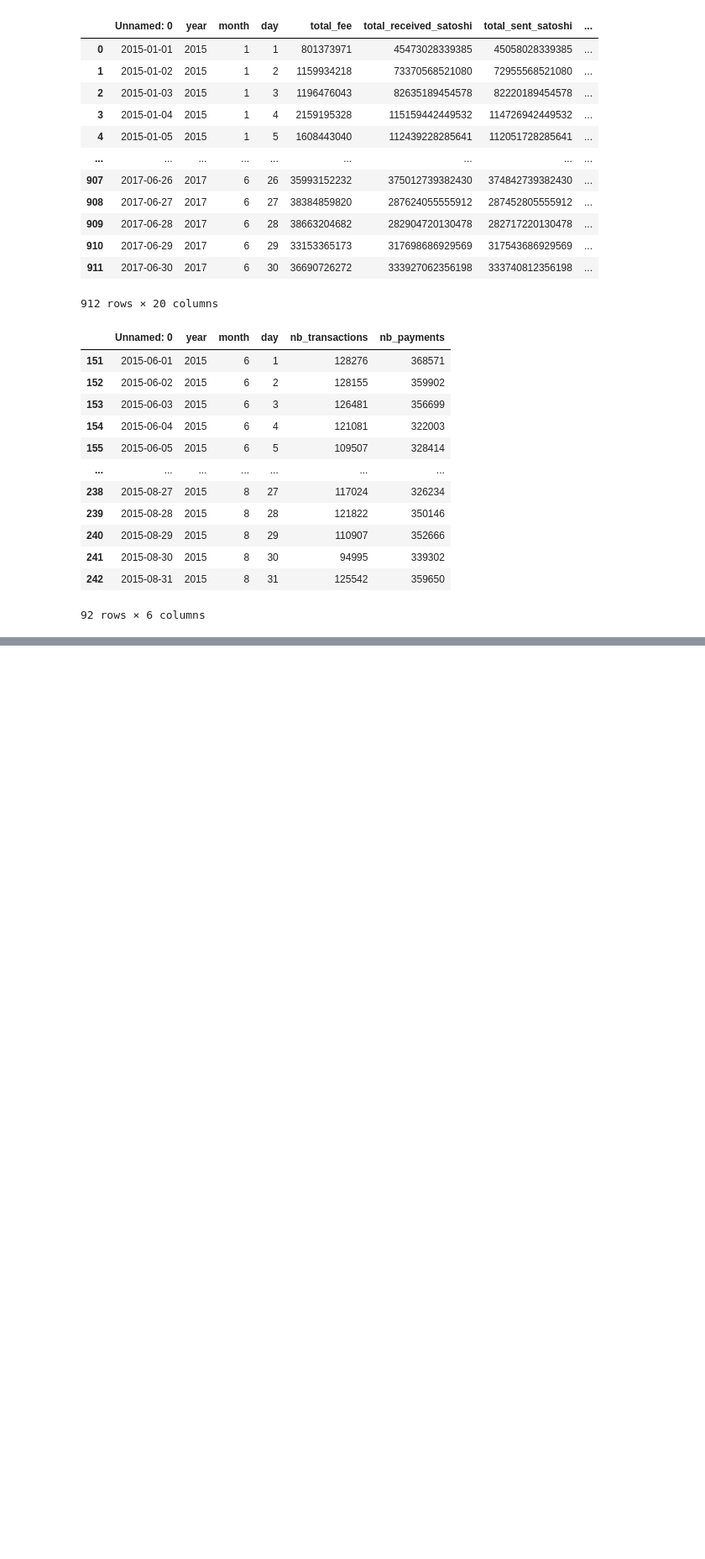
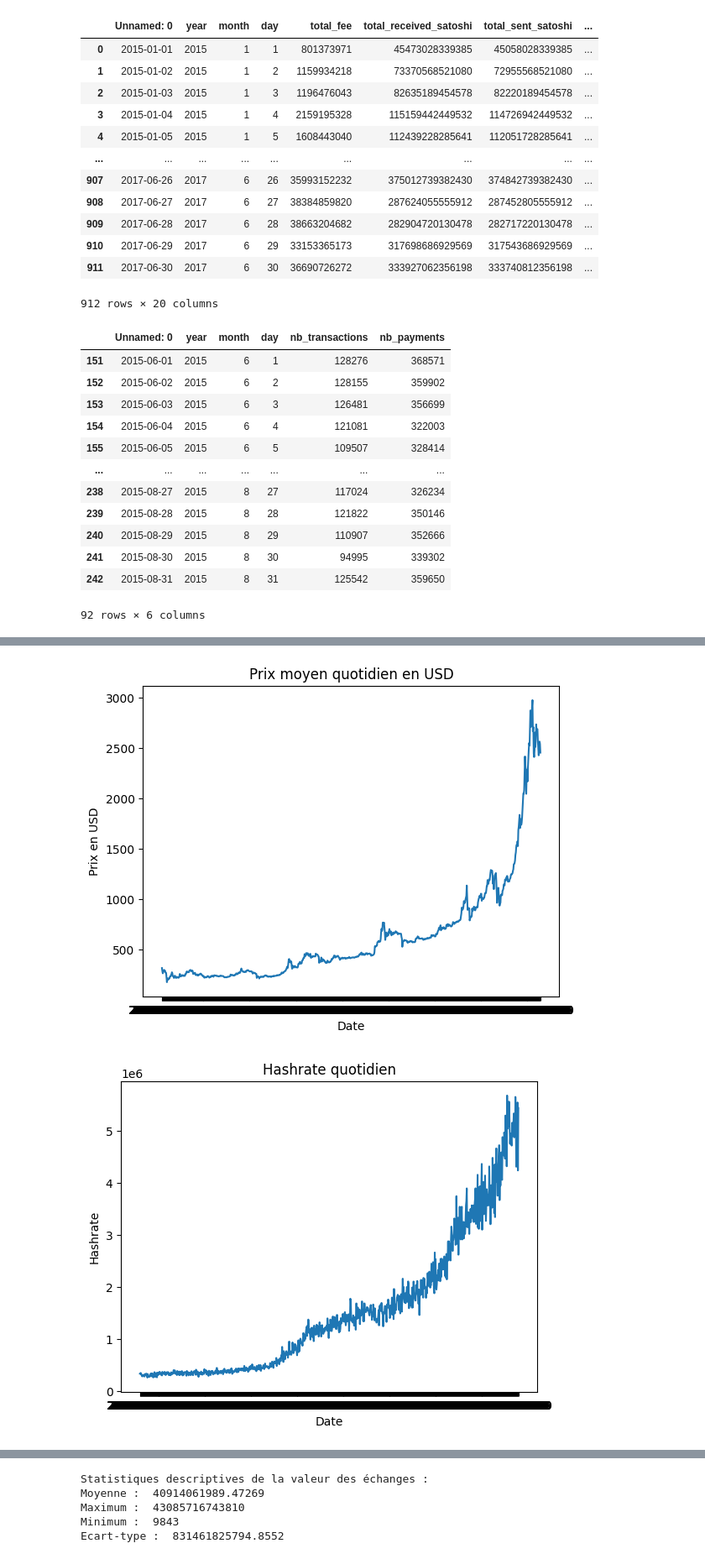
Before and after one commit to sinansoulier/BlockChainPYBD, a Jupyter notebook: test.ipynb, the cells around one changed output, grey strips where cells are left out. Shown at 84% size. Cells and saved outputs as stored; diff of their text form; code cells hidden in the pictures; blank space fills up the shorter version.

Commit message:
Add basics graph

```diff
--- a/test.ipynb
+++ b/test.ipynb
@@ -50 +49,66 @@ sub_df.plot(x='Unnamed: 0', y='nb_transactions', kind='line')
 [figure]
+# %%
+# Lecture des fichiers de données
+external_data = pd.read_csv('./timeseries/external.csv')
+blockchain_global_data = pd.read_csv('./timeseries/global.csv')
+blockchain_by_actor_data = pd.read_csv('./timeseries/blockchain_by_actor.csv')
+
+# Calcul du prix moyen quotidien en USD
+price_usd = external_data['PriceUSD']
+date = external_data['date']
+plt.plot(date, price_usd)
+plt.title('Prix moyen quotidien en USD')
+plt.xlabel('Date')
+plt.ylabel('Prix en USD')
+plt.show()
+
+# Calcul du hashrate quotidien
+hashrate = external_data['HashRate']
+plt.plot(date, hashrate)
+plt.title('Hashrate quotidien')
+plt.xlabel('Date')
+plt.ylabel('Hashrate')
+plt.show()
+
+# Analyse des transactions globales
+nb_transactions = blockchain_global_data['nb_transactions']
+total_received_satoshi = blockchain_global_data['total_received_satoshi']
+total_sent_satoshi = blockchain_global_data['total_sent_satoshi']
+total_fee = blockchain_global_data['total_fee']
+mean_fee_satoshi = blockchain_global_data['mean_fee_satoshi']
+mean_fee_usd = blockchain_global_data['mean_feeUSD']
+nb_mining = blockchain_global_data['nb_mining']
+total_mining_satoshi = blockchain_global_data['total_mining_satoshi']
+newly_created_coins = blockchain_global_data['newly_created_coins']
+self_spent_satoshi = blockchain_global_data['self_spent_satoshi']
+
+# Calcul de la valeur totale des transactions quotidiennes
+total_transactions = total_received_satoshi - total_sent_satoshi
+plt.plot(date, total_transactions[:-1])
+plt.title('Valeur totale des transactions quotidiennes')
+plt.xlabel('Date')
+plt.ylabel('Montant en Satoshis')
+plt.show()
+
+# Analyse des acteurs dans le réseau de transactions
+network_data = pd.read_csv('./networks/2015-7-11.csv')
+source = network_data['Source']
+target = network_data['Target']
+value = network_data['value']
+nb_transactions = network_data['nb_transactions']
+
+# Calcul des statistiques descriptives
+mean_value = np.mean(value)
+max_value = np.max(value)
+min_value = np.min(value)
+std_value = np.std(value)
+
+# Affichage des statistiques
+print("Statistiques descriptives de la valeur des échanges :")
+print("Moyenne : ", mean_value)
+print("Maximum : ", max_value)
+print("Minimum : ", min_value)
+print("Ecart-type : ", std_value)
+# %% [output]
+[figure, added]
+[figure, added]
@@ -50,0 +116,5 @@ sub_df.plot(x='Unnamed: 0', y='nb_transactions', kind='line')
+Statistiques descriptives de la valeur des échanges :
+Moyenne :  40914061989.47269
+Maximum :  43085716743810
+Minimum :  9843
+Ecart-type :  831461825794.8552
```
Also changed, not shown: parts of 6 cells of this notebook.
